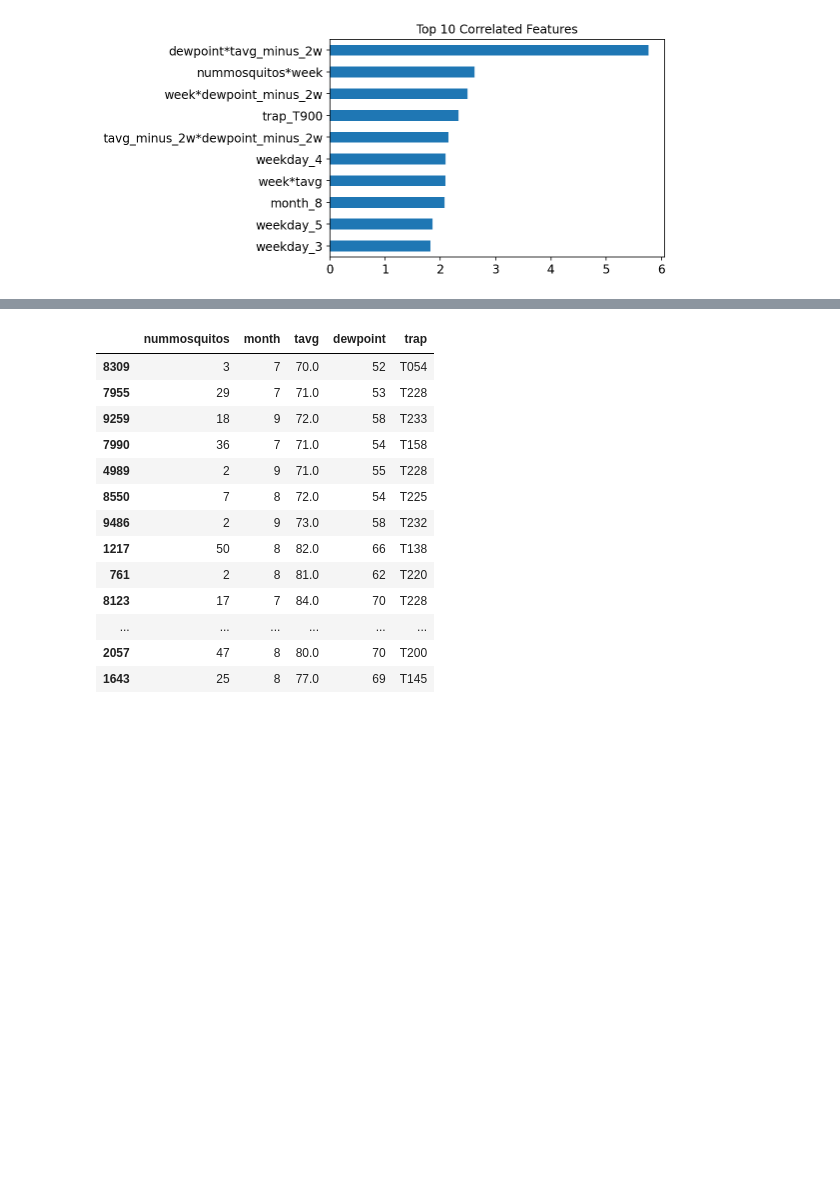
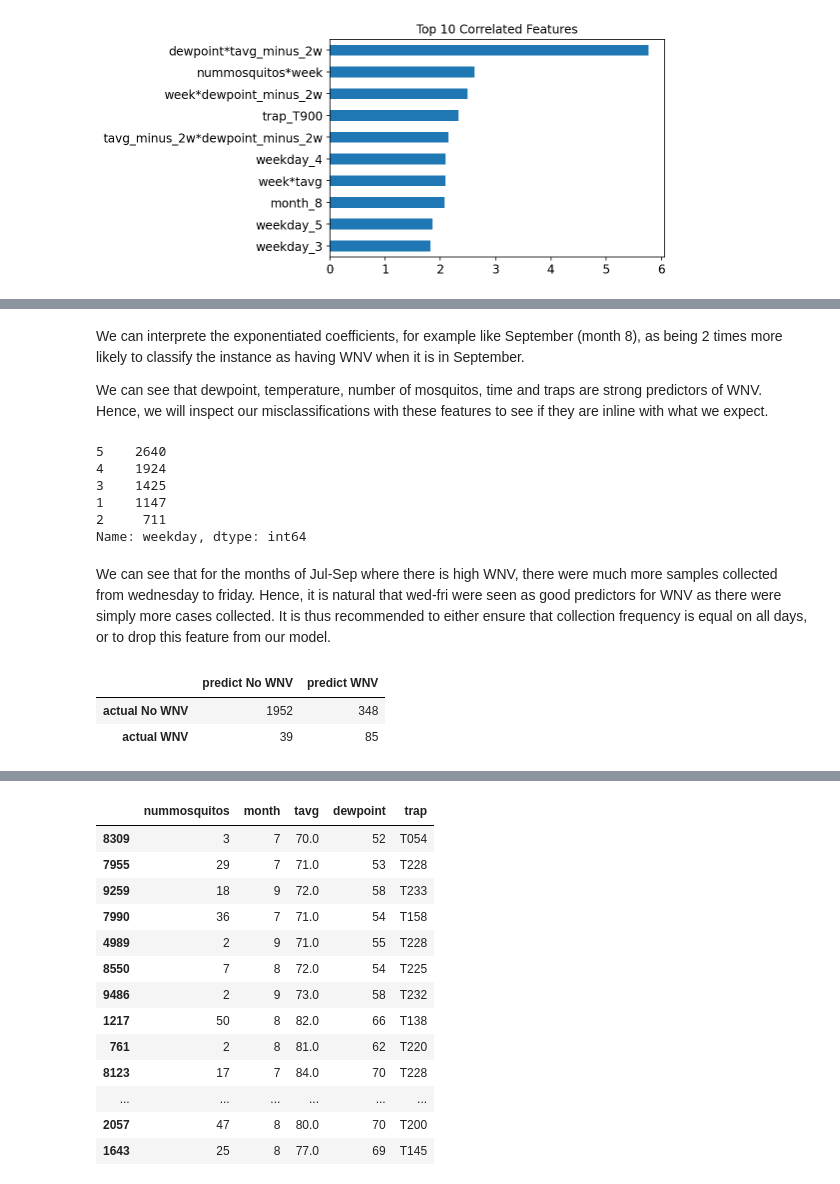
Before and after one commit to sujayjangam/Project-4-DSI, a Jupyter notebook: code/Model_Analysis_And_Conclusion_Dickson.ipynb, the cells around one changed output, grey strips where cells are left out. Cells and saved outputs as stored; diff of their text form; code cells hidden in the pictures; blank space fills up the shorter version.

```diff
--- a/code/Model_Analysis_And_Conclusion_Dickson.ipynb
+++ b/code/Model_Analysis_And_Conclusion_Dickson.ipynb
@@ -107,3 +87,22 @@ We can see that for the months of Jul-Sep where there is high WNV, there were mu
+# %% [markdown]
+We can interprete the exponentiated coefficients, for example like September (month 8), as being 2 times more likely to classify the instance as having WNV when it is in September.
+
+We can see that dewpoint, temperature, number of mosquitos, time and traps are strong predictors of WNV. Hence, we will inspect our misclassifications with these features to see if they are inline with what we expect.
+# %%
+# Filtering out weekday counts for july-september
+
+weather_train_df[(weather_train_df['month']==7)|\
+                 (weather_train_df['month']==8)|\
+                 (weather_train_df['month']==9)]['weekday'].value_counts()
+# %% [output]
+5    2640
+4    1924
+3    1425
+1    1147
+2     711
+Name: weekday, dtype: int64
+# %% [markdown]
+We can see that for the months of Jul-Sep where there is high WNV, there were much more samples collected from wednesday to friday. Hence, it is natural that wed-fri were seen as good predictors for WNV as there were simply more cases collected. It is thus recommended to either ensure that collection frequency is equal on all days, or to drop this feature from our model.
 # %%
 # creating a dataframe for error analysis
 
@@ -115,3 +114,12 @@ error_analysis_df.rename(columns= {'wnvpresent':'actual'},inplace=True)
 
 false_neg = error_analysis_df[(error_analysis_df['actual']==1) & (error_analysis_df['predictions'] != 1)].index
 false_pos = error_analysis_df[(error_analysis_df['actual']==0) & (error_analysis_df['predictions'] != 0)].index
+# %%
+# Plotting confusion matrix
+cm = confusion_matrix(y_test, predictions)
+cm_df = pd.DataFrame(data=cm, columns = ['predict No WNV','predict WNV'], index=['actual No WNV','actual WNV'])
+cm_df
+# %% [output]
+|  | predict No WNV | predict WNV |
+| actual No WNV | 1952 | 348 |
+| actual WNV | 39 | 85 |
```
Also changed, not shown: parts of 34 cells of this notebook.
